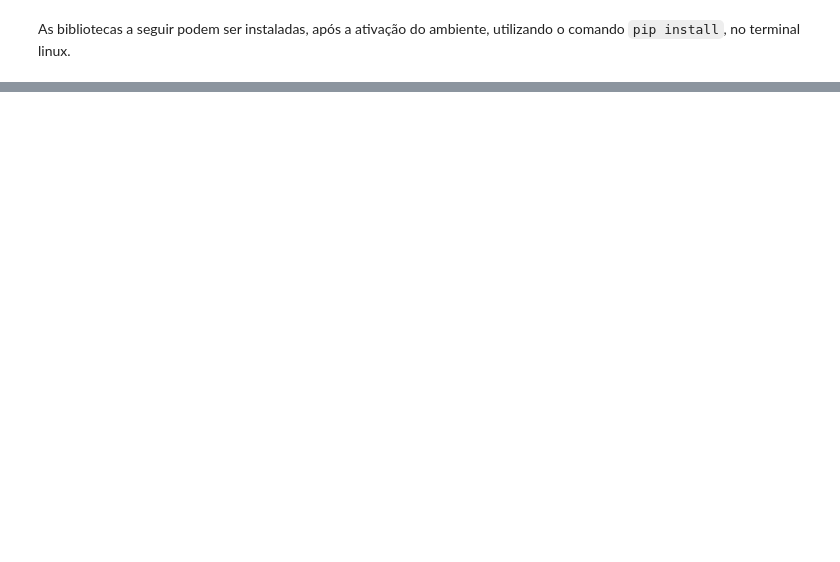
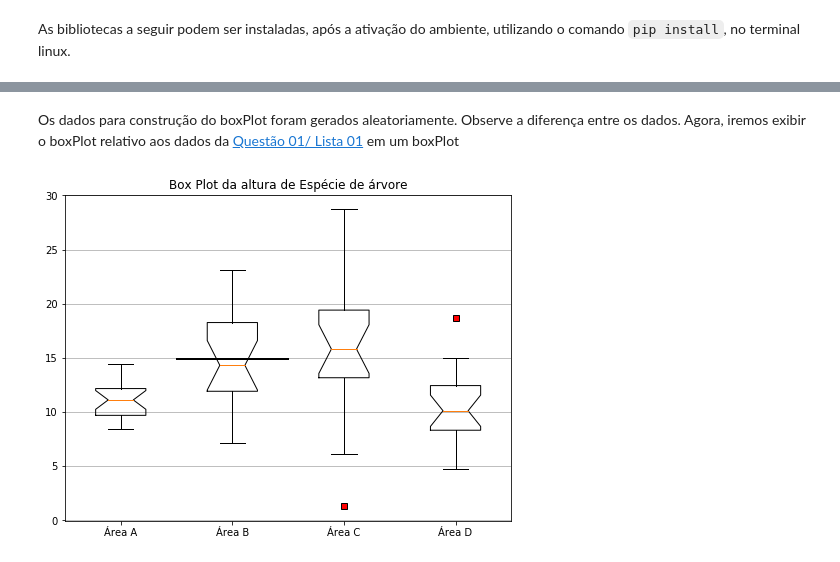
Before and after one commit to marcielbp/Statistics-and-Probability, a Jupyter notebook: python/notebooks/praticas/pr02.ipynb, the cells around one changed output, grey strips where cells are left out. Saved outputs shown, nothing was run; the diff lists cells and outputs as text; code cells hidden in the pictures; blank space fills up the shorter version.

```diff
--- a/python/notebooks/praticas/pr02.ipynb
+++ b/python/notebooks/praticas/pr02.ipynb
@@ -214,0 +70,19 @@ plt.show()
+# %% [markdown]
+Os dados para construção do boxPlot foram gerados aleatoriamente. Observe a diferença entre os dados. Agora, iremos exibir o boxPlot relativo aos dados da [Questão 01/ Lista 01](https://marcielbp.github.io/Statistics-and-Probability/listas/lista-01-est-descritiva/) em um boxPlot
+# %%
+data = [[9.2,10.8,10.6,11.1,12.1,9.6,11.2,8.4,12.9,12.1,14.4,11.1,11.1,9.7,8.4,12.3,10.7,12.9,9.1,12.8],
+[12.5,18.5,21.3,14.3,18.5,19.0,10.8,23.1,17.4,10.7,14.3,16.3,18.0,7.1,12.8,14.7,11.3,8.2,13.8],
+[21.3,28.7,15.8,24.0,13.7,18.1,12.6,14.6,6.1,19.8,22.3,15.7,16.3,18.2,15.7,6.6,9.3,1.3,19.0],
+[13.7,8.6,14.9,10.2,14.0,10.5,15.0,5.2,10.0,11.7,18.7,9.3,7.9,6.5,11.5,12.0,8.3,8.3,9.8,4.7]]
+
+fig, ax = plt.subplots(nrows=1, ncols=1, figsize=(8, 6))
+red_square = dict(markerfacecolor='r', marker='s')
+ax.boxplot(data, [1,2,3,4],vert=True,flierprops=red_square)
+
+ax.set_title('Box Plot da altura de Espécie de árvore', fontsize=12)
+ax.yaxis.grid(True)
+plt.setp(ax,xticklabels=['Área A', 'Área B', 'Área C', 'Área D'])
+fig.subplots_adjust(hspace=0.4)
+plt.show()
+# %% [output]
+[figure, added]
```
Also changed, not shown: parts of 36 cells of this notebook, 2 other files.
